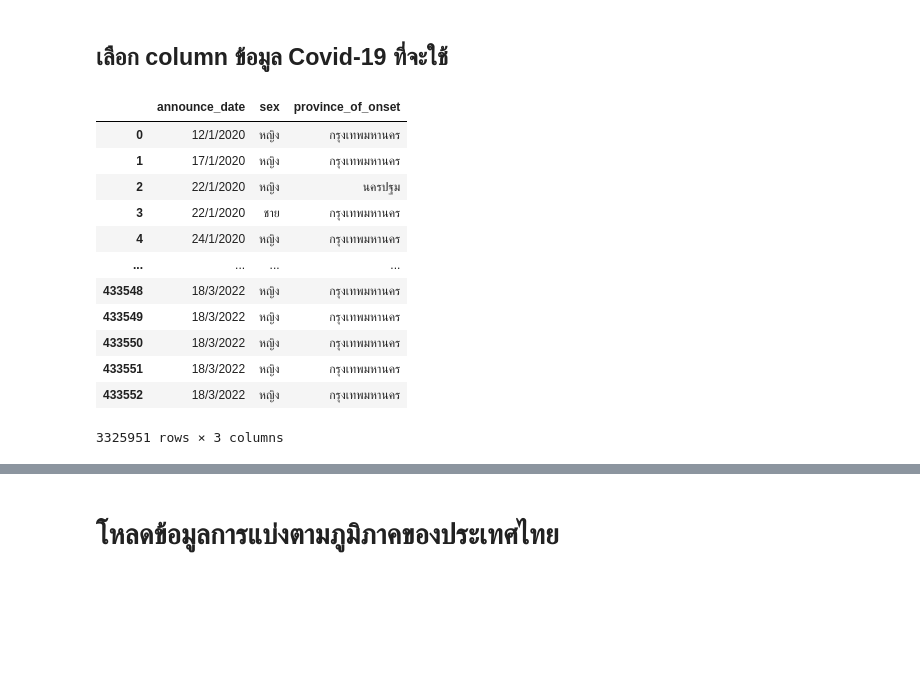
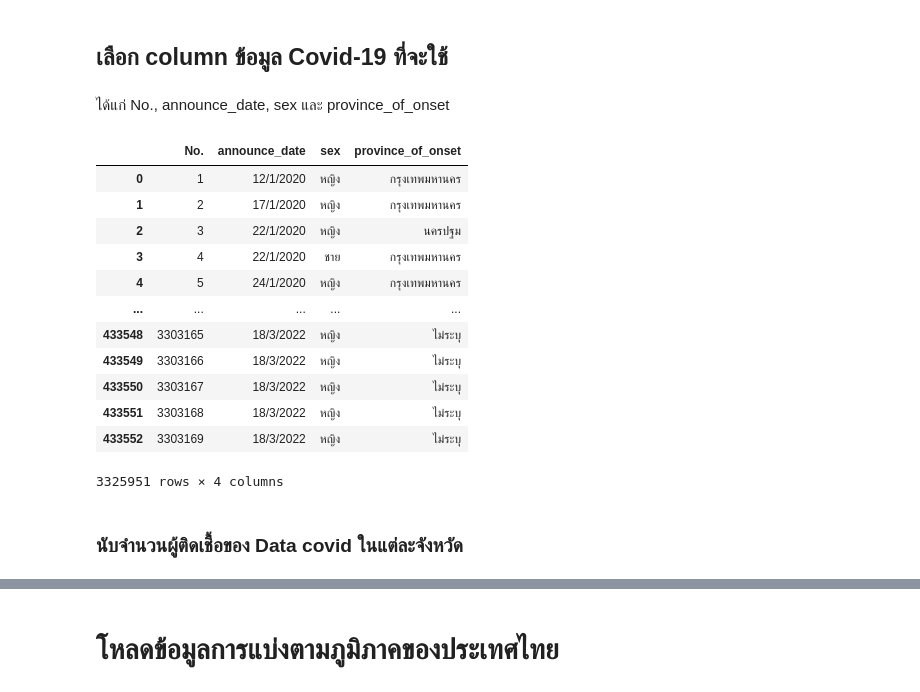
Before and after one commit to Chanunchida-May/data_viz_2022, a Jupyter notebook: ProjectDashBoard.ipynb, the cells around one changed output, grey strips where cells are left out. Cells and saved outputs as stored; diff of their text form; code cells hidden in the pictures; blank space fills up the shorter version.

```diff
--- a/ProjectDashBoard.ipynb
+++ b/ProjectDashBoard.ipynb
@@ -160,3 +156,5 @@ datamix
+# %%
+datamix[['sex']] = datamix[['sex']].fillna('ไม่ระบุ')
 # %%
 set(datamix['sex']) # ดูว่ามีกลุ่มข้อมูลใดบ้าง
 # %% [output]
@@ -177,12 +176,12 @@ set(datamix['sex']) # ดูว่ามีกลุ่มข้อมูลใ
                         'ชาย':'ชาย',
                         'ญ':'หญิง',
                         'นาย':'ชาย',
-                        'ร.ต.ท.':'ชาย',
+                        'ร.ต.ท.':'ไม่ระบุ',
                         'หญง':'หญิง',
                         'หญิง':'หญิง',
                         'หญิิง':'หญิง',
                         'หณิง':'หญิง',
-                        'หห':'หญิง'}, inplace = True)
+                        'หห':'ไม่ระบุ'}, inplace = True)
 # %%
 set(datamix['sex'])
 # %% [output]
@@ -212,3 +205,0 @@ dtype: object
-# %%
-datamix = datamix.fillna(value={'province_of_onset':'กรุงเทพมหานคร'}) # แทนค่า 'กรุงเทพมหานคร' ที่แสดง missing ในคอลัมน์ province_of_onset
-datamix
@@ -244,3 +222,5 @@ dtype: bool
+# %%
+datamix[['province_of_onset']] = datamix[['province_of_onset']].fillna('ไม่ระบุ')
 # %%
 len(set(datamix['province_of_onset']))    # ดูว่าข้อมูลใน province_of_onset มีกี่ค่า
 # จะเห็นได้ว่ามี 437 ค่า แสดงว่าข้อมูลมีค่าผิดปกติ เนื่องจาก ประเทศไทยมี 77 จังหวัด
@@ -711,19 +691,23 @@ len(set(datamix['province_of_onset']))    # ดูว่าข้อมูลใ
 # %% [markdown]
 ## เลือก column ข้อมูล Covid-19 ที่จะใช้
+# %% [markdown]
+ได้แก่ No., announce_date, sex และ province_of_onset
 # %%
-datamix = datamix[['announce_date','sex','province_of_onset']] # เลือก column ที่จะแสดง
+datamix = datamix[['No.', 'announce_date', 'sex', 'province_of_onset']]
 datamix
 # %% [output]
-|  | announce_date | sex | province_of_onset |
-| 0 | 12/1/2020 | หญิง | กรุงเทพมหานคร |
-| 1 | 17/1/2020 | หญิง | กรุงเทพมหานคร |
-| 2 | 22/1/2020 | หญิง | นครปฐม |
-| 3 | 22/1/2020 | ชาย | กรุงเทพมหานคร |
-| 4 | 24/1/2020 | หญิง | กรุงเทพมหานคร |
-| ... | ... | ... | ... |
-| 433548 | 18/3/2022 | หญิง | กรุงเทพมหานคร |
-| 433549 | 18/3/2022 | หญิง | กรุงเทพมหานคร |
-| 433550 | 18/3/2022 | หญิง | กรุงเทพมหานคร |
-| 433551 | 18/3/2022 | หญิง | กรุงเทพมหานคร |
-| 433552 | 18/3/2022 | หญิง | กรุงเทพมหานคร |
+|  | No. | announce_date | sex | province_of_onset |
+| 0 | 1 | 12/1/2020 | หญิง | กรุงเทพมหานคร |
+| 1 | 2 | 17/1/2020 | หญิง | กรุงเทพมหานคร |
+| 2 | 3 | 22/1/2020 | หญิง | นครปฐม |
+| 3 | 4 | 22/1/2020 | ชาย | กรุงเทพมหานคร |
+| 4 | 5 | 24/1/2020 | หญิง | กรุงเทพมหานคร |
+| ... | ... | ... | ... | ... |
+| 433548 | 3303165 | 18/3/2022 | หญิง | ไม่ระบุ |
+| 433549 | 3303166 | 18/3/2022 | หญิง | ไม่ระบุ |
+| 433550 | 3303167 | 18/3/2022 | หญิง | ไม่ระบุ |
+| 433551 | 3303168 | 18/3/2022 | หญิง | ไม่ระบุ |
+| 433552 | 3303169 | 18/3/2022 | หญิง | ไม่ระบุ |
-3325951 rows × 3 columns
+3325951 rows × 4 columns
+# %% [markdown]
+### นับจำนวนผู้ติดเชื้อของ Data covid ในแต่ละจังหวัด
```
Also changed, not shown: parts of 38 cells of this notebook.
